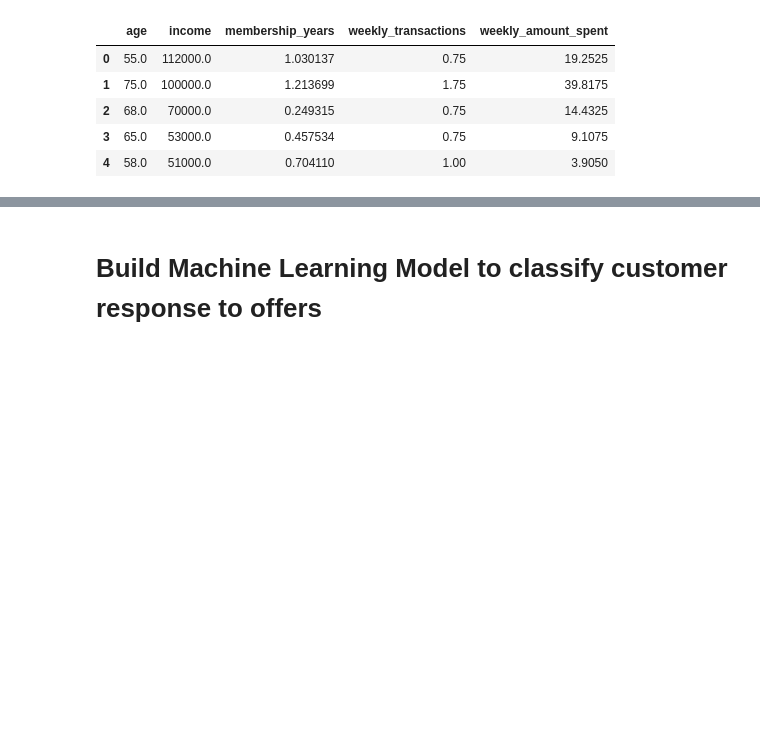
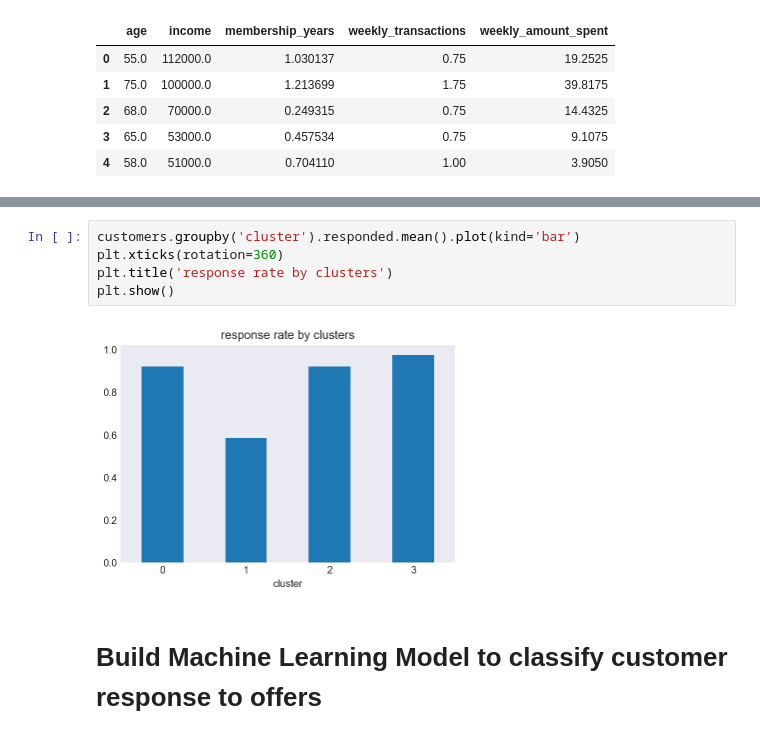
Before and after one commit to kevingao1136/Udacity_DataScience_Nanodegree, a Jupyter notebook: Starbucks_Capstone_Challenge/supervised_unsupervised_ML.ipynb, the cells around one changed output, grey strips where cells are left out. Saved outputs shown, nothing was run; the diff lists cells and outputs as text; blank space fills up the shorter version.

```diff
--- a/Starbucks_Capstone_Challenge/supervised_unsupervised_ML.ipynb
+++ b/Starbucks_Capstone_Challenge/supervised_unsupervised_ML.ipynb
@@ -96,3 +87,10 @@ sns.pairplot(customers, vars=['age','income','membership_years','weekly_transact
+# %%
+customers.groupby('cluster').responded.mean().plot(kind='bar')
+plt.xticks(rotation=360)
+plt.title('response rate by clusters')
+plt.show()
+# %% [output]
+[figure, added]
 # %% [markdown]
 # Build Machine Learning Model to classify customer response to offers
 # %%
```
Also changed, not shown: parts of 9 cells of this notebook.
